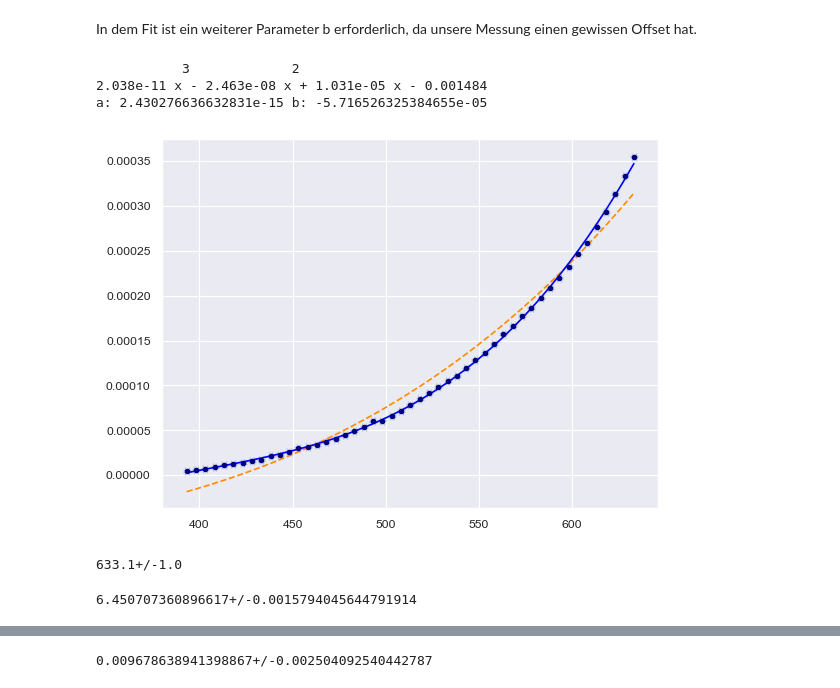
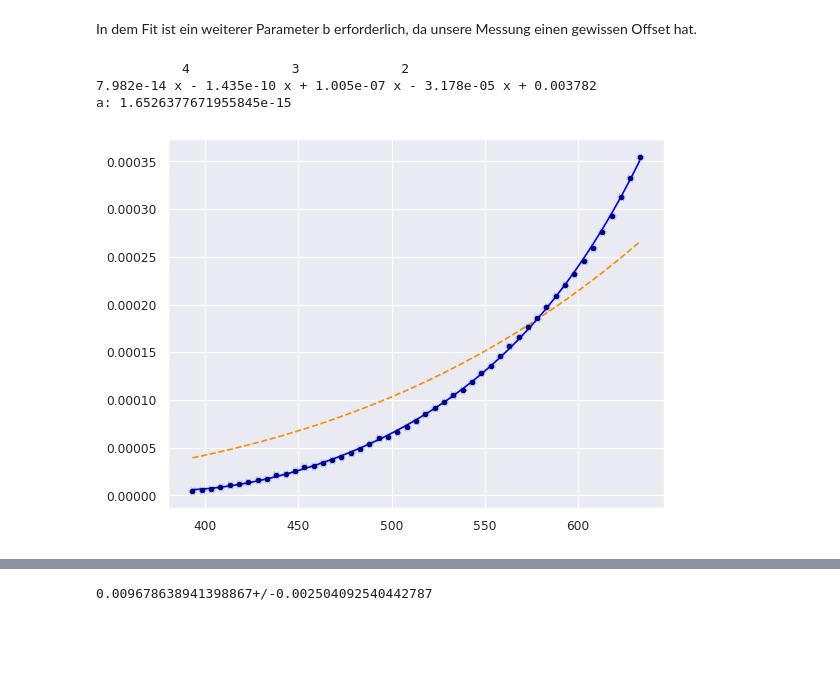
Before and after one commit to KemalOenen/Grundpraktikum2_Gruppe1_SS23, a Jupyter notebook: Versuch10/SchwarzerStrahler.ipynb, the cells around one changed output, grey strips where cells are left out. Cells and saved outputs as stored; diff of their text form; code cells hidden in the pictures; blank space fills up the shorter version.

```diff
--- a/Versuch10/SchwarzerStrahler.ipynb
+++ b/Versuch10/SchwarzerStrahler.ipynb
@@ -80,41 +80,33 @@ In dem Fit ist ein weiterer Parameter b erforderlich, da unsere Messung einen ge
 # %%
 df=pd.read_csv('EmittiereteStrahlung.csv')
 temp = df['Temperatur'] + 273.15 #in K
 temp0 = 298 #room temp in K
 e_temp = 1 #in K
 volt = df['Spannung'] * 10**(-3) #in V
 e_volt = 0.001 * 10**(-3) #in K
 
 plt.errorbar(temp, volt, xerr= e_temp, yerr=e_volt, markersize=6, fmt=".",color="navy", ecolor="lightsteelblue", elinewidth=2, capsize=3, label="Datapoints")
 
 #fit to normal stefan boltzmann eq
-def func(x,a,b):
-    return a*(x**4-298**4) + b
+def func(x,a):
+    return a*(x**4)#-298**4)
 
 res, covmat = sp.optimize.curve_fit(func, temp, volt)
 l = np.linspace(min(temp), max(temp), 100)
-plt.plot(l,func(l,res[0], res[1]), ls = '--', color = 'darkorange')
+plt.plot(l,func(l,res[0]), ls = '--', color = 'darkorange')
 
 #Plotting the fit with numpy
-model = np.poly1d(np.polyfit(temp, volt, 3))
+model = np.poly1d(np.polyfit(temp, volt, 4))
 plt.plot(temp, model(temp), color="blue")
 print(model) #returns the coeffitients
 
-print('a:', res[0], 'b:', res[1])
+print('a:', res[0])
+a_4 = res[0]
 # %% [output]
-           3             2
-2.038e-11 x - 2.463e-08 x + 1.031e-05 x - 0.001484
-a: 2.430276636632831e-15 b: -5.716526325384655e-05
+           4             3             2
+7.982e-14 x - 1.435e-10 x + 1.005e-07 x - 3.178e-05 x + 0.003782
+a: 1.6526377671955845e-15
-[figure, old version]
+[figure, new version]
-# %%
-utemp = np.ones(len(temp)) * ufloat(1,1)
-utemp[0] = ufloat(temp[0], e_temp)
-print(utemp[0])
-a = umath.log(utemp[0])
-a
-# %% [output]
-633.1+/-1.0
-6.450707360896617+/-0.0015794045644791914
 # %%
 utemp = np.ones(len(temp)) * ufloat(1,1)
 uvolt = np.ones(len(temp)) * ufloat(1,1)
```
Also changed, not shown: parts of 5 cells of this notebook.
